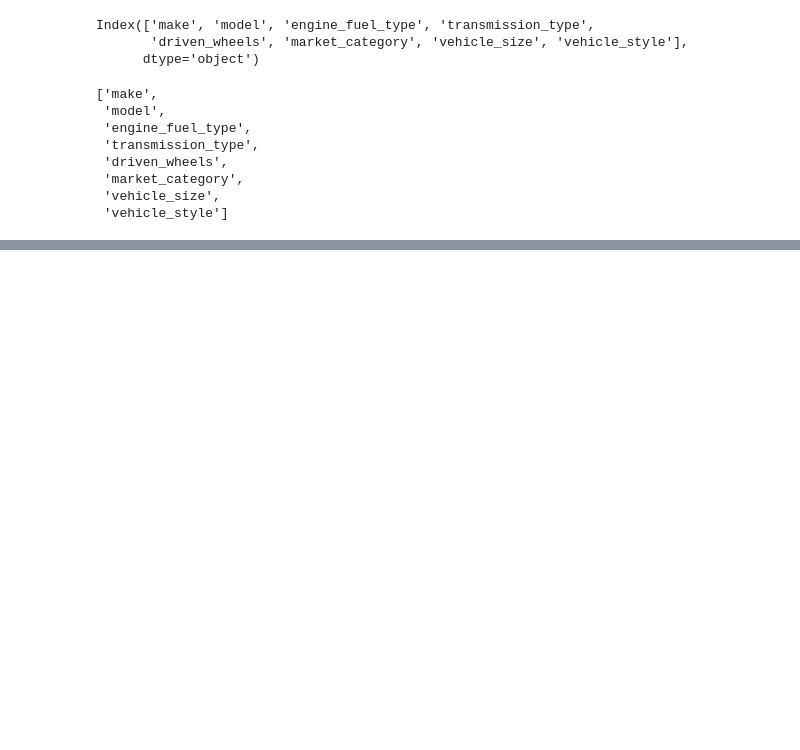
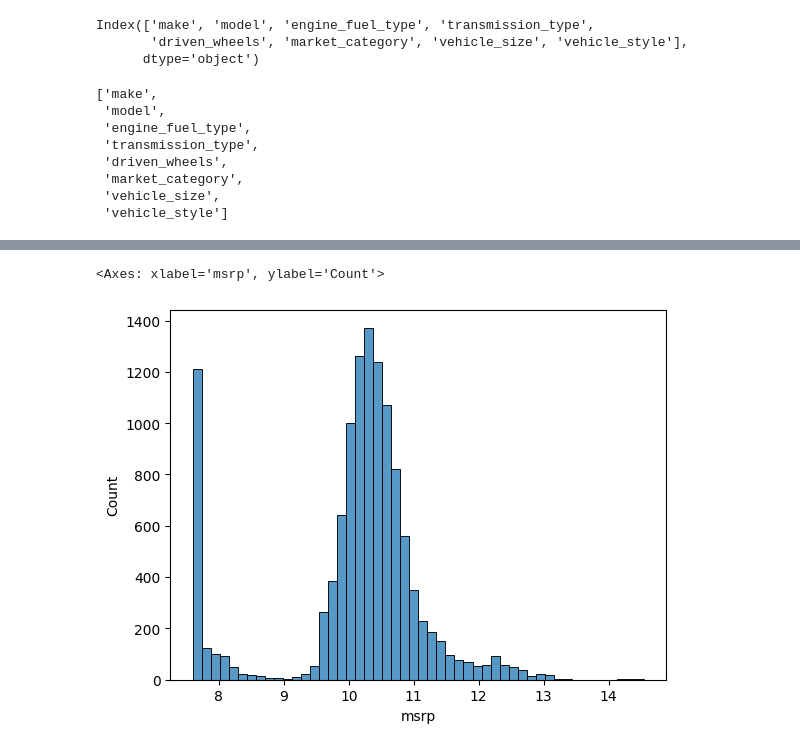
Before and after one commit to joeypinaroc/machine-learning-zoomcamp, a Jupyter notebook: 02-regression/regression.ipynb, the cells around one changed output, grey strips where cells are left out. Drawn from its saved outputs; the diff is of its cells as text; code cells hidden in the pictures; blank space fills up the shorter version.

```diff
--- a/02-regression/regression.ipynb
+++ b/02-regression/regression.ipynb
@@ -99,0 +178,7 @@ df.head()
+# %%
+price_logs = np.log1p(df.msrp) # log normalized
+# %%
+sns.histplot(price_logs, bins = 50)
+# %% [output]
+<Axes: xlabel='msrp', ylabel='Count'>
+[figure, added]
```
Also changed, not shown: parts of 10 cells of this notebook, 2 other files.
